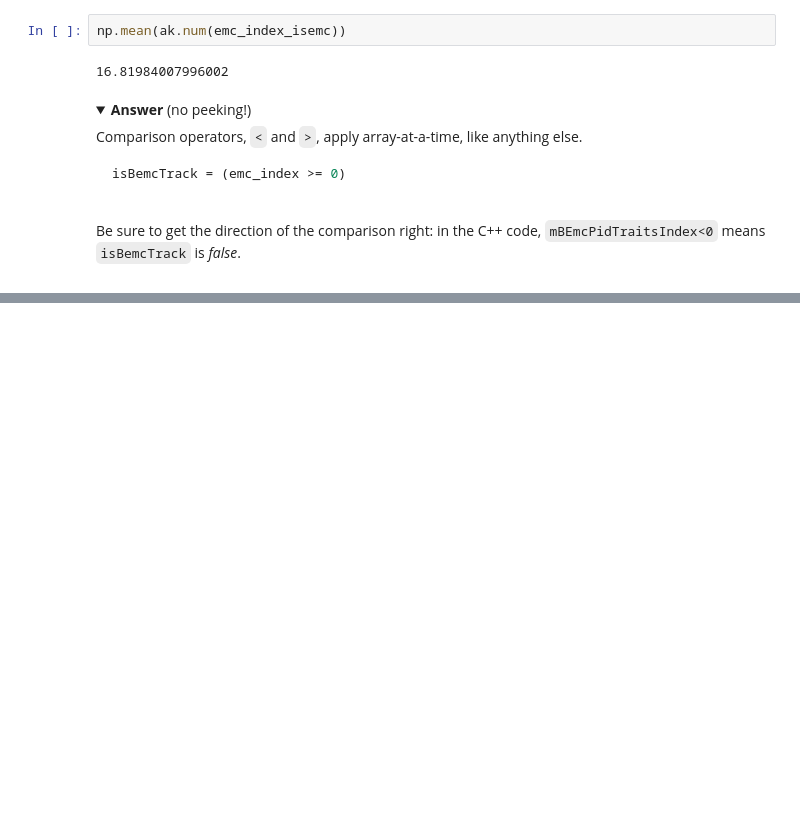
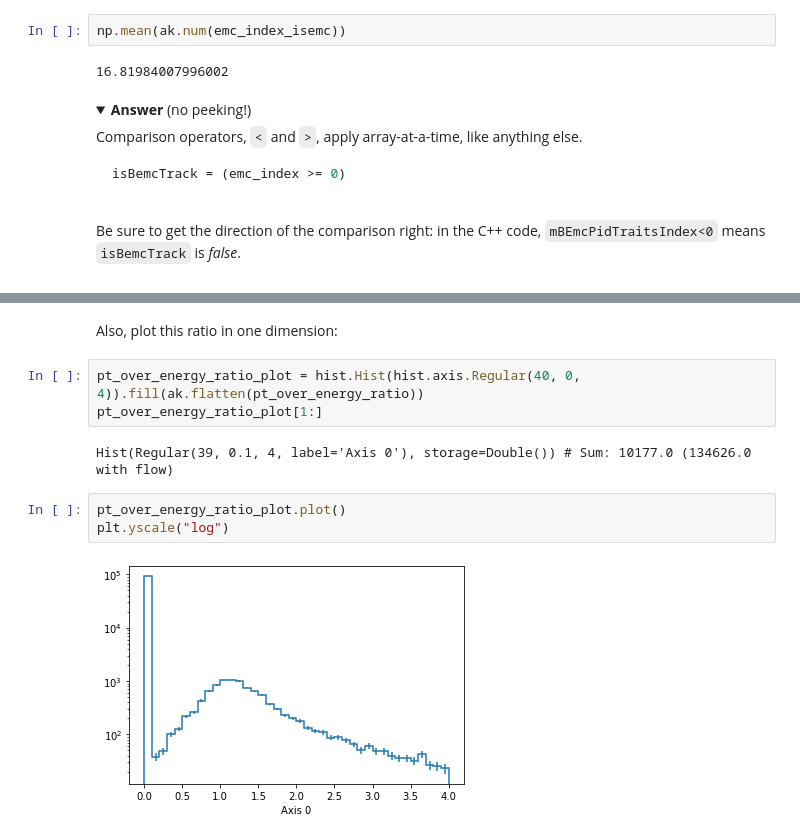
Before and after one commit to jpivarski-talks/2021-09-13-star-uproot-awkward-tutorial, a Jupyter notebook: tutorial.ipynb, the cells around one changed output, grey strips where cells are left out. Drawn from its saved outputs; the diff is of its cells as text; folded sections open; blank space fills up the shorter version.

```diff
--- a/tutorial.ipynb
+++ b/tutorial.ipynb
@@ -360,0 +525,12 @@ np.mean(pairs_in_each_event)
+# %% [markdown]
+Also, plot this ratio in one dimension:
+# %%
+pt_over_energy_ratio_plot = hist.Hist(hist.axis.Regular(40, 0, 4)).fill(ak.flatten(pt_over_energy_ratio))
+pt_over_energy_ratio_plot[1:]
+# %% [output]
+Hist(Regular(39, 0.1, 4, label='Axis 0'), storage=Double()) # Sum: 10177.0 (134626.0 with flow)
+# %%
+pt_over_energy_ratio_plot.plot()
+plt.yscale("log")
+# %% [output]
+[figure, added]
```
Also changed, not shown: parts of 49 cells of this notebook.
